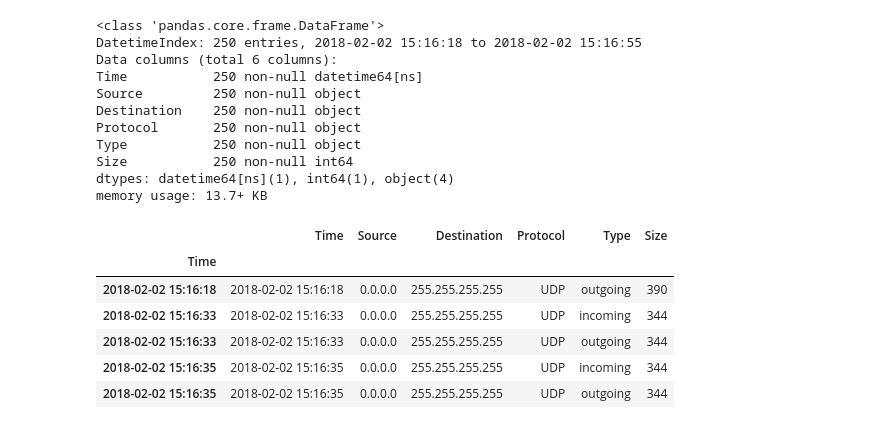
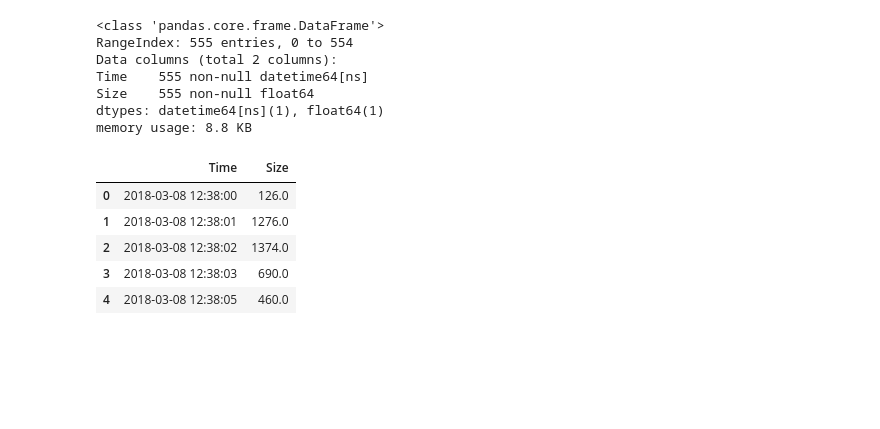
Before and after one commit to ayanpatel/iot-sec, a Jupyter notebook: plotDB.ipynb, the cells around one changed output. Drawn from its saved outputs; the diff is of its cells as text; code cells hidden in the pictures; blank space fills up the shorter version.

```diff
--- a/plotDB.ipynb
+++ b/plotDB.ipynb
@@ -17,25 +21,23 @@ rows = cursor.fetchall()
 # %%
 df = pd.DataFrame( [[ij for ij in i] for i in rows] )
-df.rename(columns={0: 'Time', 1: 'Source', 2: 'Destination', 3: 'Protocol', 4:'Type', 5:'Size'}, inplace=True);
-df.index = df['Time']
+#df2 = pd.DataFrame( [[ij for ij in i] for i in rows2] )
+#df.rename(columns={0: 'Time', 1: 'Source', 2: 'Destination', 3: 'Protocol', 4:'Type', 5:'Size'}, inplace=True);
+df.rename(columns={0: 'Time', 1: 'Size'}, inplace=True)
+df['Size'] = pd.to_numeric(df['Size'])
 df.info()
 df.head()
+#df2.head()
 # %% [output]
 <class 'pandas.core.frame.DataFrame'>
-DatetimeIndex: 250 entries, 2018-02-02 15:16:18 to 2018-02-02 15:16:55
-Data columns (total 6 columns):
-Time           250 non-null datetime64[ns]
-Source         250 non-null object
-Destination    250 non-null object
-Protocol       250 non-null object
-Type           250 non-null object
-Size           250 non-null int64
-dtypes: datetime64[ns](1), int64(1), object(4)
-memory usage: 13.7+ KB
+RangeIndex: 555 entries, 0 to 554
+Data columns (total 2 columns):
+Time    555 non-null datetime64[ns]
+Size    555 non-null float64
+dtypes: datetime64[ns](1), float64(1)
+memory usage: 8.8 KB
-|  | Time | Source | Destination | Protocol | Type | Size |
-| Time |  |  |  |  |  |  |
-| 2018-02-02 15:16:18 | 2018-02-02 15:16:18 | 0.0.0.0 | 255.255.255.255 | UDP | outgoing | 390 |
-| 2018-02-02 15:16:33 | 2018-02-02 15:16:33 | 0.0.0.0 | 255.255.255.255 | UDP | incoming | 344 |
-| 2018-02-02 15:16:33 | 2018-02-02 15:16:33 | 0.0.0.0 | 255.255.255.255 | UDP | outgoing | 344 |
-| 2018-02-02 15:16:35 | 2018-02-02 15:16:35 | 0.0.0.0 | 255.255.255.255 | UDP | incoming | 344 |
-| 2018-02-02 15:16:35 | 2018-02-02 15:16:35 | 0.0.0.0 | 255.255.255.255 | UDP | outgoing | 344 |
+|  | Time | Size |
+| 0 | 2018-03-08 12:38:00 | 126.0 |
+| 1 | 2018-03-08 12:38:01 | 1276.0 |
+| 2 | 2018-03-08 12:38:02 | 1374.0 |
+| 3 | 2018-03-08 12:38:03 | 690.0 |
+| 4 | 2018-03-08 12:38:05 | 460.0 |
```
Also changed, not shown: parts of 4 cells of this notebook.
